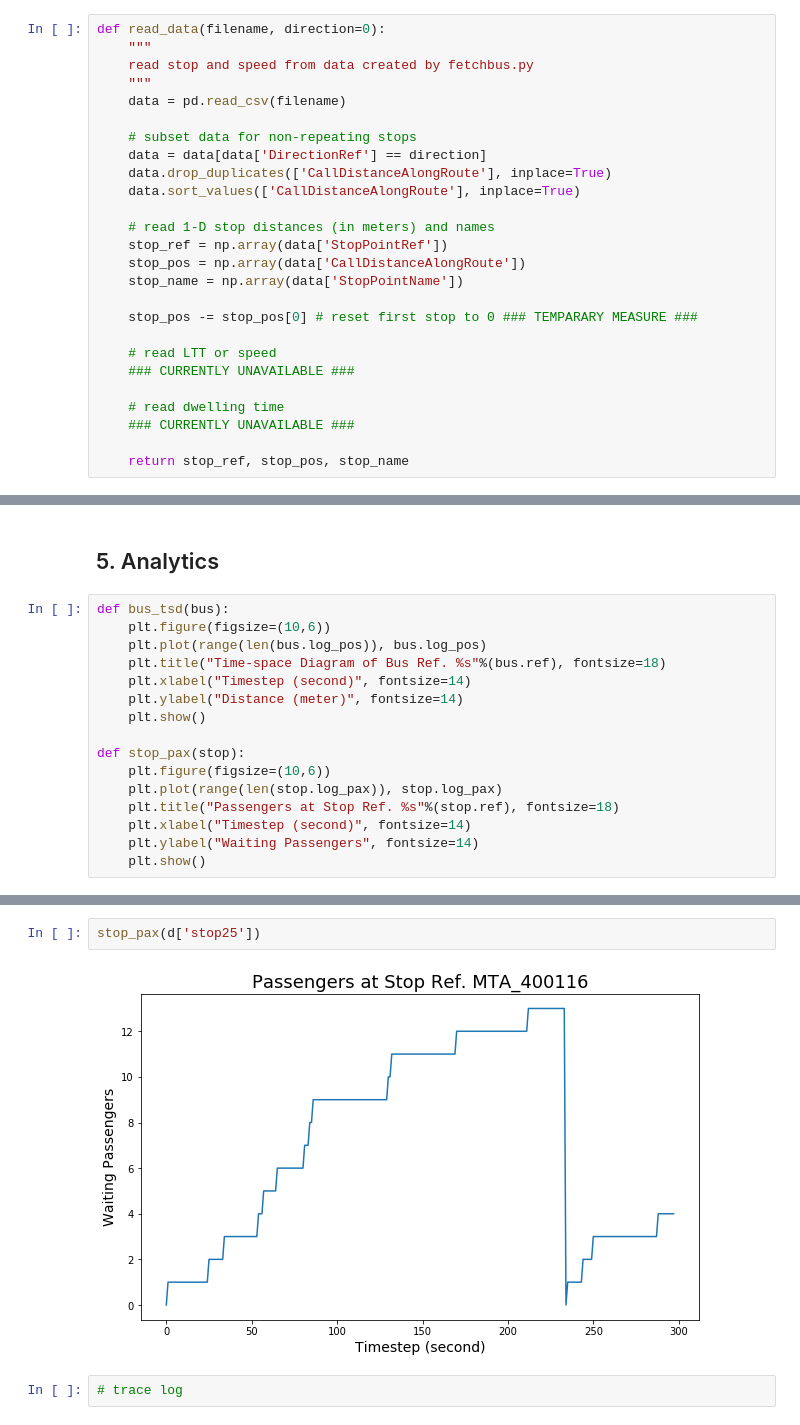
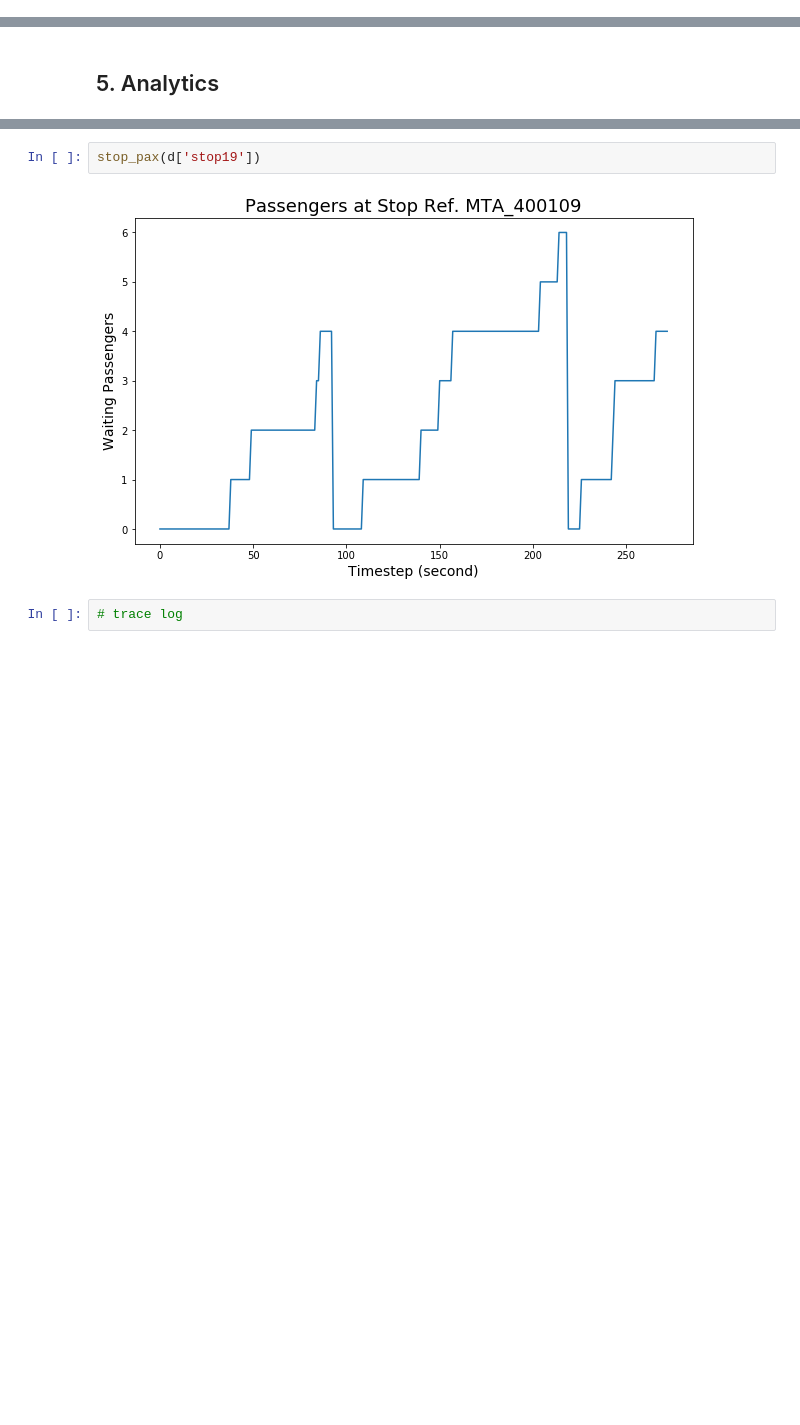
Before and after one commit to ywnch/buskit, a Jupyter notebook: sandbox_main.ipynb, the cells around one changed output, grey strips where cells are left out. Drawn from its saved outputs; the diff is of its cells as text; blank space fills up the shorter version.

```diff
--- a/sandbox_main.ipynb
+++ b/sandbox_main.ipynb
@@ -473,32 +286,6 @@ avg_board_t = 2 # assume each boarding takes 2 sec
 avg_alight_t = 1 # assume each alight takes 1 sec
 # %% [markdown]
 ## 3. Inputs
-# %%
-def read_data(filename, direction=0):
-    """
-    read stop and speed from data created by fetchbus.py
-    """
-    data = pd.read_csv(filename)
-
-    # subset data for non-repeating stops
-    data = data[data['DirectionRef'] == direction]
-    data.drop_duplicates(['CallDistanceAlongRoute'], inplace=True)
-    data.sort_values(['CallDistanceAlongRoute'], inplace=True)
-
-    # read 1-D stop distances (in meters) and names
-    stop_ref = np.array(data['StopPointRef'])
-    stop_pos = np.array(data['CallDistanceAlongRoute'])
-    stop_name = np.array(data['StopPointName'])
-
-    stop_pos -= stop_pos[0] # reset first stop to 0 ### TEMPARARY MEASURE ###
-
-    # read LTT or speed
-    ### CURRENTLY UNAVAILABLE ###
-
-    # read dwelling time
-    ### CURRENTLY UNAVAILABLE ###
-
-    return stop_ref, stop_pos, stop_name
 # %%
 # determine data source
 beta = False
@@ -804,21 +545,5 @@ NameError: name 'stops' is not defined
 # %% [markdown]
 ## 5. Analytics
-# %%
-def bus_tsd(bus):
-    plt.figure(figsize=(10,6))
-    plt.plot(range(len(bus.log_pos)), bus.log_pos)
-    plt.title("Time-space Diagram of Bus Ref. %s"%(bus.ref), fontsize=18)
-    plt.xlabel("Timestep (second)", fontsize=14)
-    plt.ylabel("Distance (meter)", fontsize=14)
-    plt.show()
-
-def stop_pax(stop):
-    plt.figure(figsize=(10,6))
-    plt.plot(range(len(stop.log_pax)), stop.log_pax)
-    plt.title("Passengers at Stop Ref. %s"%(stop.ref), fontsize=18)
-    plt.xlabel("Timestep (second)", fontsize=14)
-    plt.ylabel("Waiting Passengers", fontsize=14)
-    plt.show()
 # %%
 bus_tsd(bus3)
 # %% [output]
@@ -830,7 +555,7 @@ d['stop25'].log_wait_t
 # %%
-stop_pax(d['stop25'])
+stop_pax(d['stop19'])
 # %% [output]
-[figure, old version]
+[figure, new version]
 # %%
 # trace log
 # %% [markdown]
```
Also changed, not shown: parts of 28 cells of this notebook, 10 other files.
